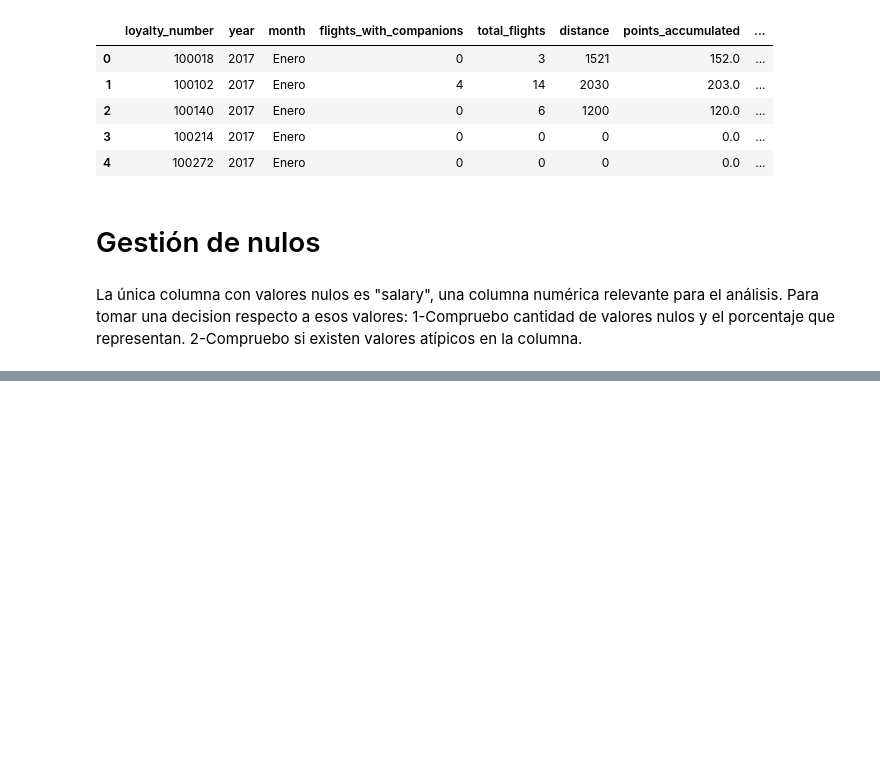
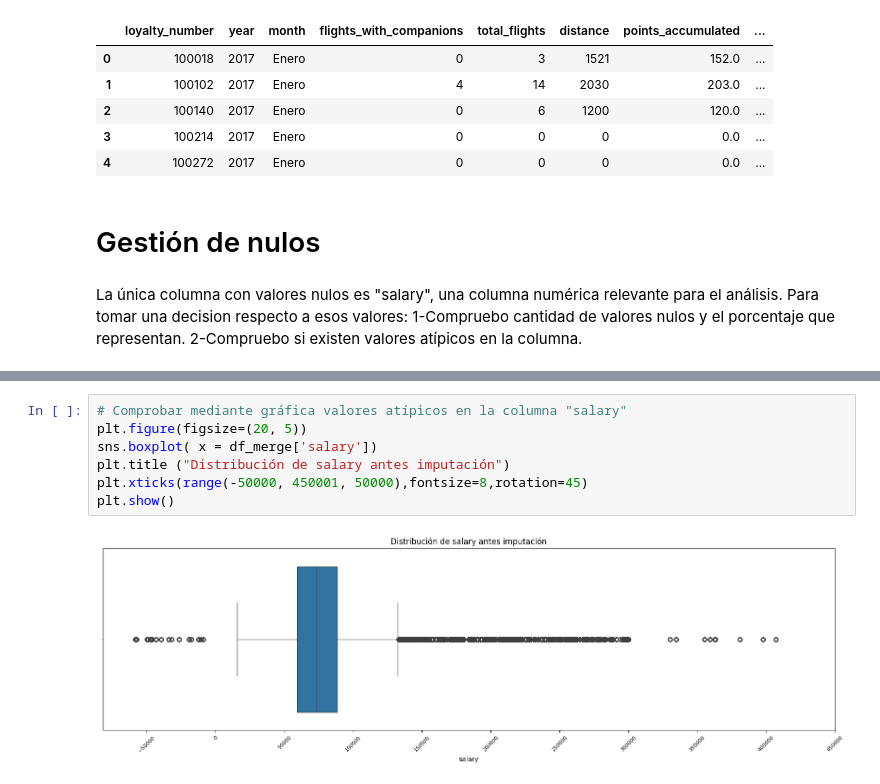
Before and after one commit to Adalab/bda-modulo-3-evaluacion-final-anitaromero25-bot, a Jupyter notebook: evaluacion_mod3_ana_romero_valderrama.ipynb, the cells around one changed output, grey strips where cells are left out. Cells and saved outputs as stored; diff of their text form; blank space fills up the shorter version.

```diff
--- a/evaluacion_mod3_ana_romero_valderrama.ipynb
+++ b/evaluacion_mod3_ana_romero_valderrama.ipynb
@@ -507,0 +504,9 @@ Name: proportion, dtype: float64
+# %%
+# Comprobar mediante gráfica valores atípicos en la columna "salary"
+plt.figure(figsize=(20, 5))
+sns.boxplot( x = df_merge['salary'])
+plt.title ("Distribución de salary antes imputación")
+plt.xticks(range(-50000, 450001, 50000),fontsize=8,rotation=45)
+plt.show()
+# %% [output]
+[figure, added]
```
Also changed, not shown: parts of 14 cells of this notebook.
